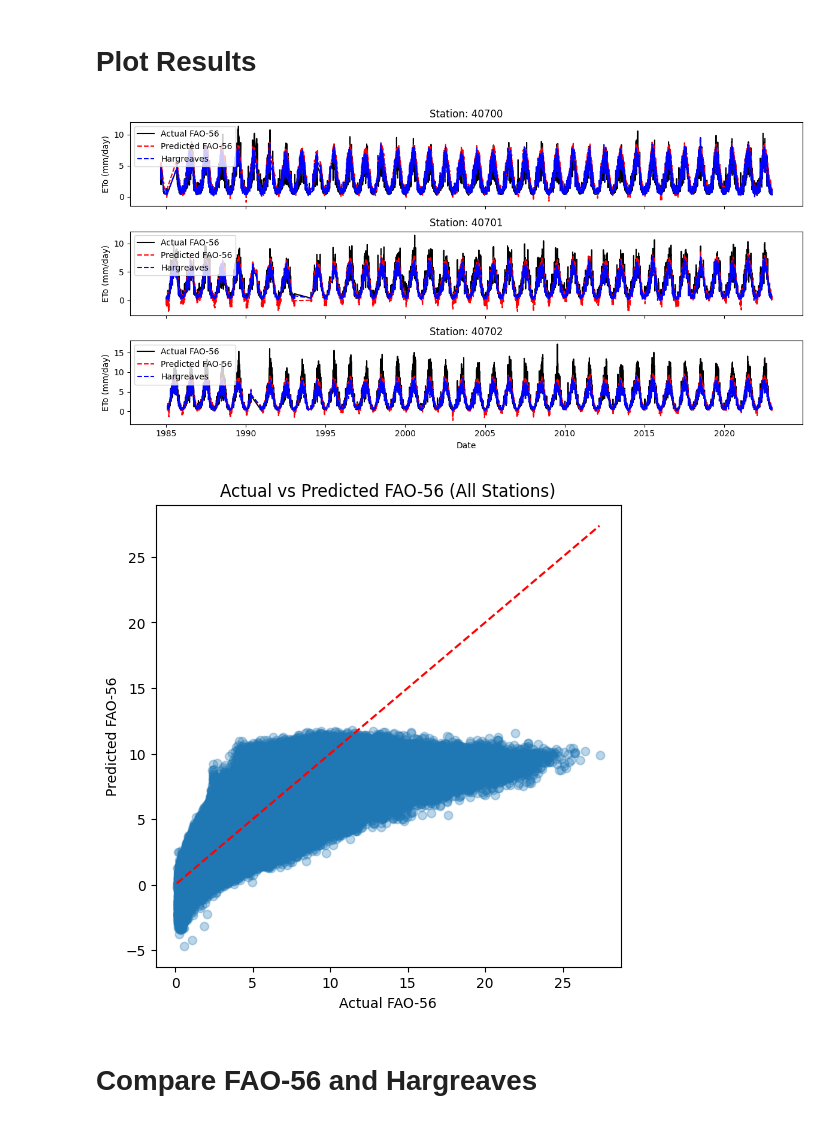
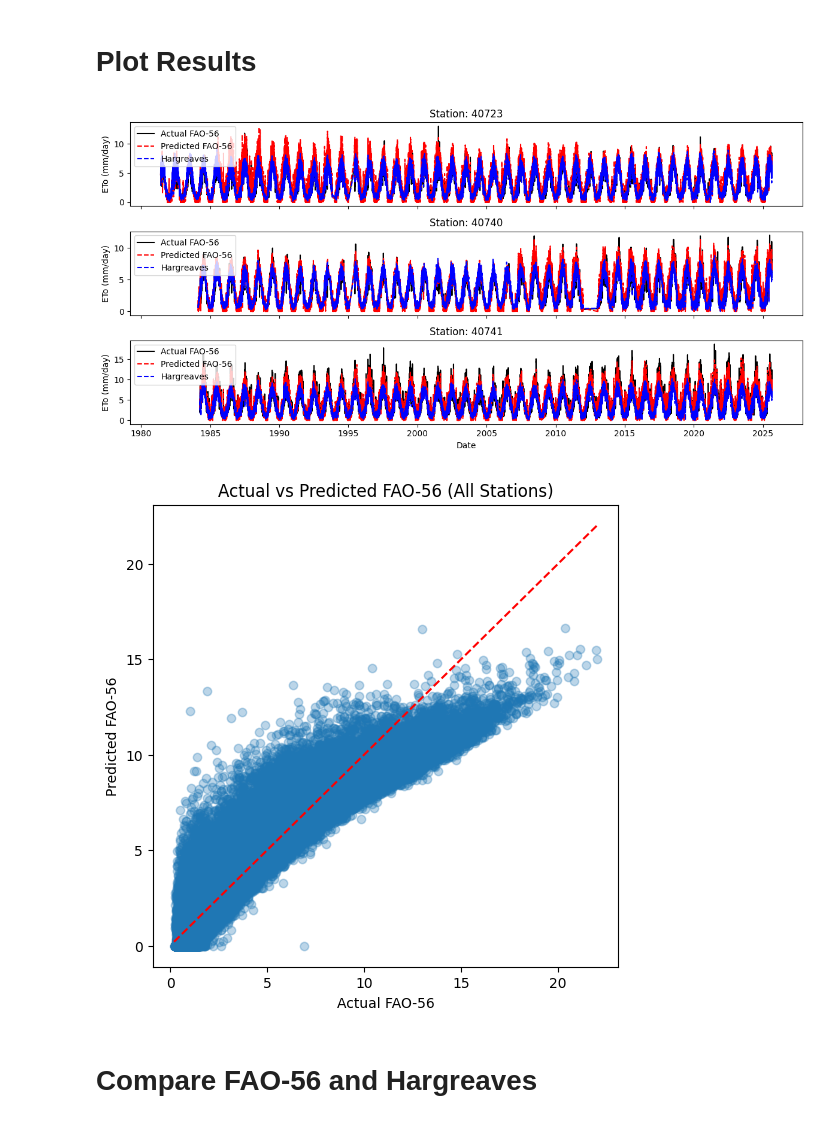
Before and after one commit to shirazialianpooya/panel-data-eto, a Jupyter notebook: src/Python/_03_Calculate_PD.ipynb, the cells around one changed output. Saved outputs shown, nothing was run; the diff lists cells and outputs as text; code cells hidden in the pictures.

```diff
--- a/src/Python/_03_Calculate_PD.ipynb
+++ b/src/Python/_03_Calculate_PD.ipynb
@@ -31,7 +31,7 @@ pd.set_option('display.max_colwidth', None)
 # Load Data
 # %%
 # Load Data From Pickle
-with open('../../data/Data_Iran_ETo_1983_2022.pkl', 'rb') as f:
+with open('../../data/ETo/Khorasan_ETo_Data_1950_2025.pkl', 'rb') as f:
     data = pickle.load(f)
     logging.info("Data loaded from pickle file.")
 # %% [output]
@@ -87,8 +87,8 @@ Name: count, dtype: int64
 # Filter and Prepare Data
 # %%
 # Filter stations with at least 10 * 365 rows of data of FAO-56 column (group by station_id and region_id)
-min_rows = 15 * 365
-df = data.groupby(['region_id', 'station_id']).filter(lambda x: x['FAO-56'].count() >= min_rows)
+min_rows = 10 * 365
+df = data.groupby(['region_id', 'station_id']).filter(lambda x: x['FAO-56'].count() >= min_rows).reset_index(drop=True)
 logging.info(f"Filtered valid stations. Remaining stations: {df[['region_id', 'station_id']].nunique()}")
 df.info()
 # %% [output]
@@ -131,13 +131,13 @@ df_model['date'] = pd.to_datetime(df_model['date'])
 df_model = df_model.set_index(['station_id', 'date']).sort_index()
 
 # Drop missing values
-panel_df = df_model[['FAO-56', 'tmin', 'tmax', 'tm', 'um', 'ffm', 'sshn', 'rrr24', 'Hargreaves', 'lat', 'station_elevation']].dropna()
+panel_df = df_model[['FAO-56', 'Hargreaves', 'tmin', 'tmax', 'tm', 'rrr24', 'ffm', 'lat', 'station_elevation']].dropna()
 
 # Dependent variable
 y = panel_df['FAO-56']
 
 # Independent variables (add constant automatically)
-X = panel_df[['tm', 'tmin', 'tmax', 'Hargreaves']]
+X = panel_df[['tm', 'tmin', 'tmax', 'rrr24', 'ffm', 'Hargreaves']]
 X = X.assign(const=1)
 # %% [markdown]
 #### Fit Fixed Effects Model
@@ -215,27 +215,29 @@ id: 0x27a5ab9b110
 # Plot Results
 # %%
 panel_df['FAO56_pred'] = fe_res.predict().fitted_values
+panel_df['FAO56_pred'][panel_df['FAO56_pred'] < 0] = 0
+
 stations_to_plot = panel_df.index.get_level_values(0).unique()[:3]
 
 import matplotlib.pyplot as plt
 
 fig, axes = plt.subplots(len(stations_to_plot), 1, figsize=(12, 6), sharex=True)
 
 for i, station in enumerate(stations_to_plot):
     data_plot = panel_df.xs(station, level='station_id')
 
     axes[i].plot(data_plot.index, data_plot['FAO-56'], label="Actual FAO-56", color="black")
     axes[i].plot(data_plot.index, data_plot['FAO56_pred'], label="Predicted FAO-56", color="red", linestyle="--")
     axes[i].plot(data_plot.index, data_plot['Hargreaves'], label="Hargreaves", color="blue", linestyle="--")
     axes[i].set_title(f"Station: {station}")
     axes[i].set_ylabel("ETo (mm/day)")
     axes[i].legend()
 
 plt.xlabel("Date")
 plt.tight_layout()
 plt.show()
 # %% [output]
-[figure, old version]
+[figure, new version]
 # %%
 plt.figure(figsize=(6,6))
 plt.scatter(panel_df['FAO-56'], panel_df['FAO56_pred'], alpha=0.3)
@@ -247,7 +249,7 @@ plt.ylabel("Predicted FAO-56")
 plt.title("Actual vs Predicted FAO-56 (All Stations)")
 plt.show()
 # %% [output]
-[figure, old version]
+[figure, new version]
 # %% [markdown]
 # Compare FAO-56 and Hargreaves
 # %%
```
Also changed, not shown: parts of 11 cells of this notebook, 4 other files.
